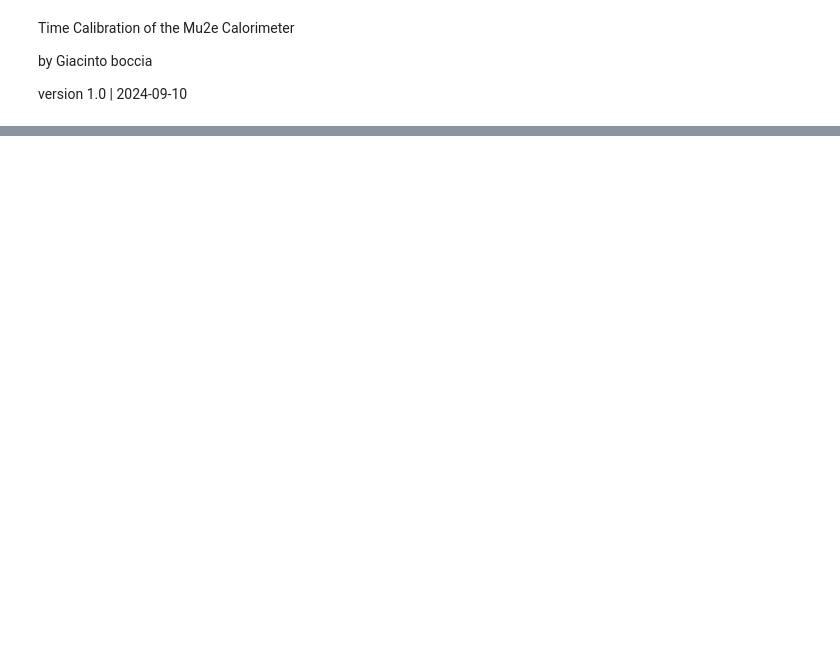
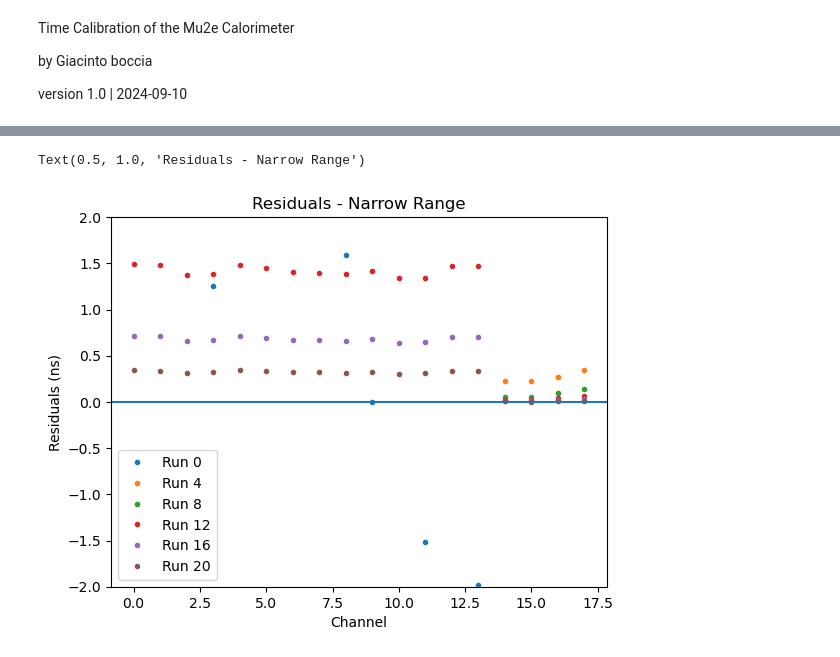
Before and after one commit to Mu2e/CaloCalibration, a Jupyter notebook: CosmicsCalib/vst/time_calibration/t_cal.ipynb, the cells around one changed output, grey strips where cells are left out. Cells and saved outputs as stored; diff of their text form; code cells hidden in the pictures; blank space fills up the shorter version.

```diff
--- a/CosmicsCalib/vst/time_calibration/t_cal.ipynb
+++ b/CosmicsCalib/vst/time_calibration/t_cal.ipynb
@@ -198,0 +222,25 @@ ax.set_ybound(-100, 100)
+# %%
+#Plot the residuals
+fig, ax = plt.subplots()
+ax.set_xlabel("Channel")
+ax.set_ylabel("Residuals (ns)")
+
+for run in range(0, n_runs, GRAPH_RUNS_STEP):
+    y_values = []
+    for row in range(N_ROWS):
+        for col in range(N_COLUMNS):
+            for sipm in range(N_SIPMS):
+                if num_res_arr[run, row, col, sipm] >= RES_NUM_CUT:
+                    y_values.append(mean_res_arr[run, row, col, sipm])
+    ax.plot(y_values, marker = '.', linestyle= 'none', label= "Run " + str(run))
+plt.axhline(0)
+ax.legend()
+#ax.set_ybound(-100, 100)
+#ax.set_ybound(-50, 50)
+#ax.set_ybound(-5, 5)
+ax.set_ybound(-2, 2)
+#ax.set_ybound(-1, 1)
+plt.title("Residuals - Narrow Range")
+# %% [output]
+Text(0.5, 1.0, 'Residuals - Narrow Range')
+[figure, added]
```
Also changed, not shown: parts of 14 cells of this notebook, 1 other file.
